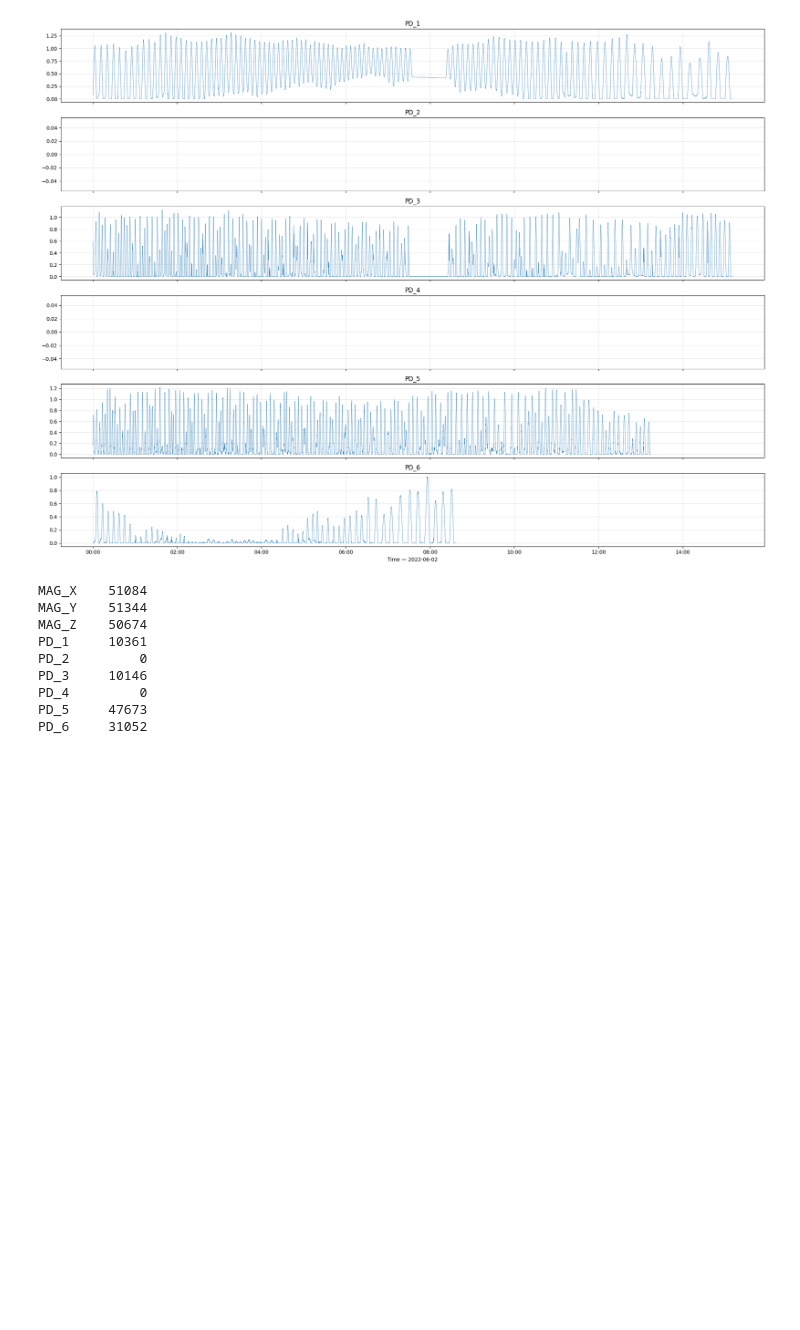
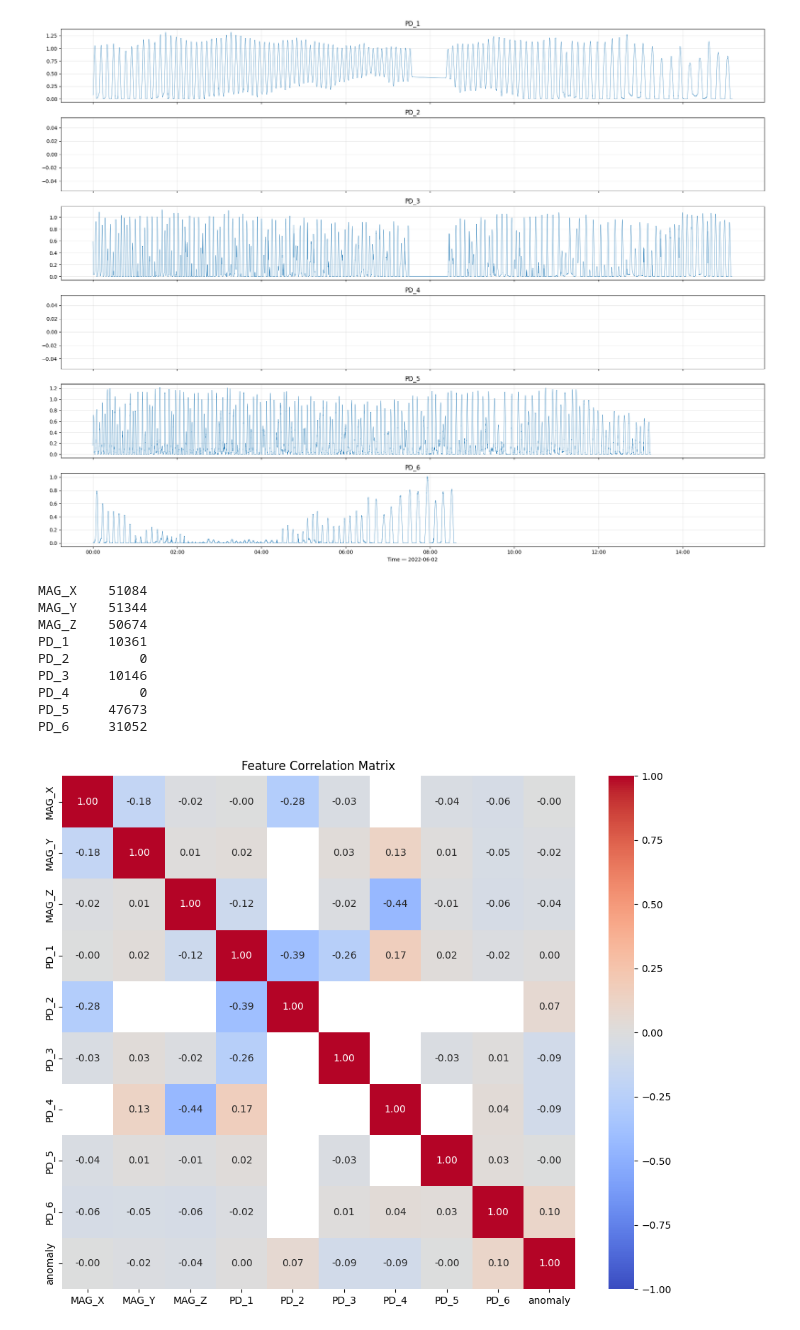
Before and after one commit to M-Happyboy/Ming-repo, a Jupyter notebook: Progress-file/Data_EDA.ipynb, the cells around one changed output. Cells and saved outputs as stored; diff of their text form; code cells hidden in the pictures; blank space fills up the shorter version.

```diff
--- a/Progress-file/Data_EDA.ipynb
+++ b/Progress-file/Data_EDA.ipynb
@@ -296,3 +297,16 @@ PD_3     10146
 PD_4         0
 PD_5     47673
 PD_6     31052
+# %%
+df = pd.read_csv('Data_sorted_renamed.csv')
+features = ['MAG_X','MAG_Y','MAG_Z','PD_1','PD_2','PD_3','PD_4','PD_5','PD_6','anomaly']
+corr = df[features].corr()
+
+fig, ax = plt.subplots(figsize=(10, 8))
+sns.heatmap(corr, annot=True, fmt='.2f', cmap='coolwarm', center=0,
+            vmin=-1, vmax=1, square=True, ax=ax)
+ax.set_title('Feature Correlation Matrix')
+plt.tight_layout()
+plt.show()
+# %% [output]
+[figure, added]
```
Also changed, not shown: parts of 1 cell of this notebook, 8 other files.
